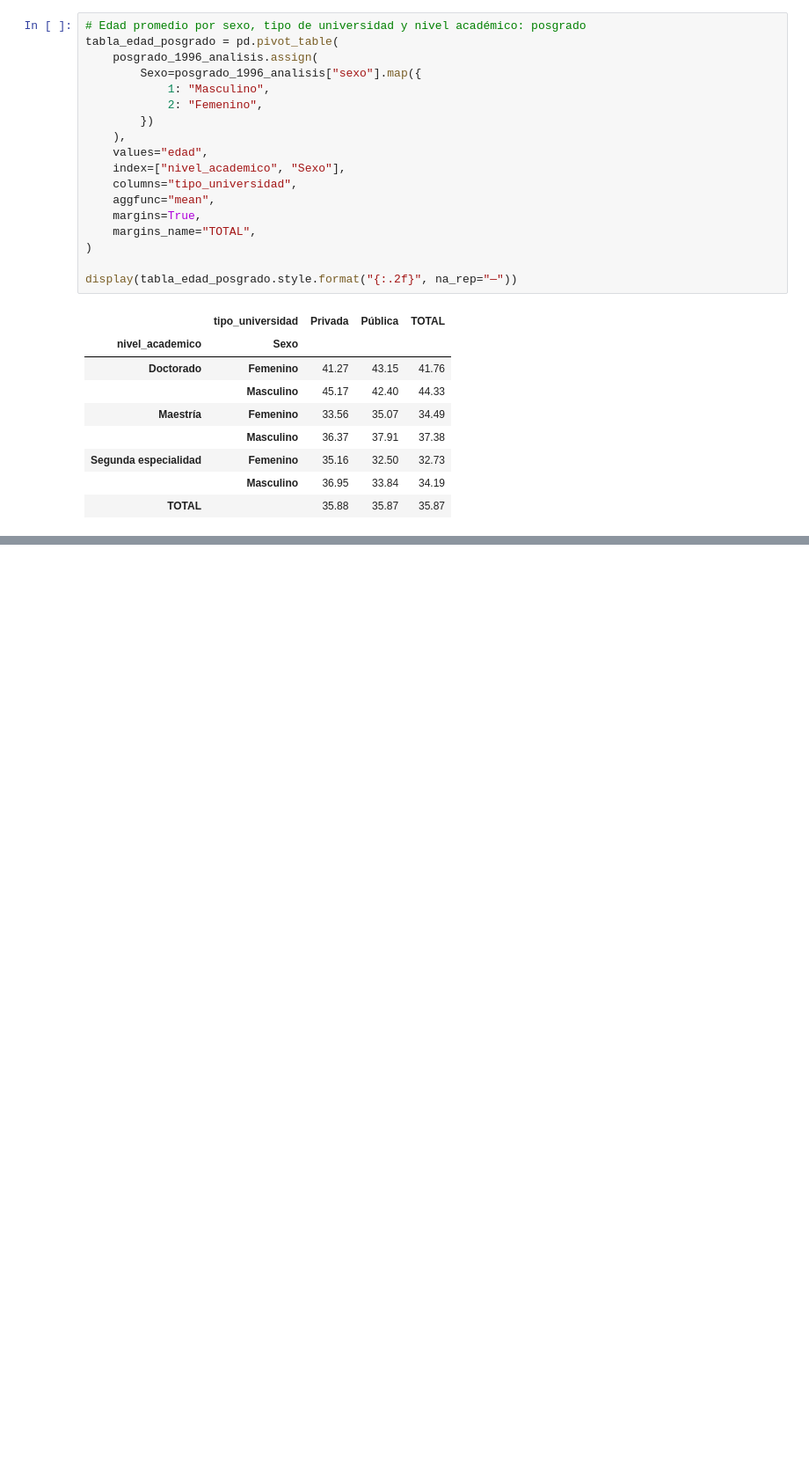
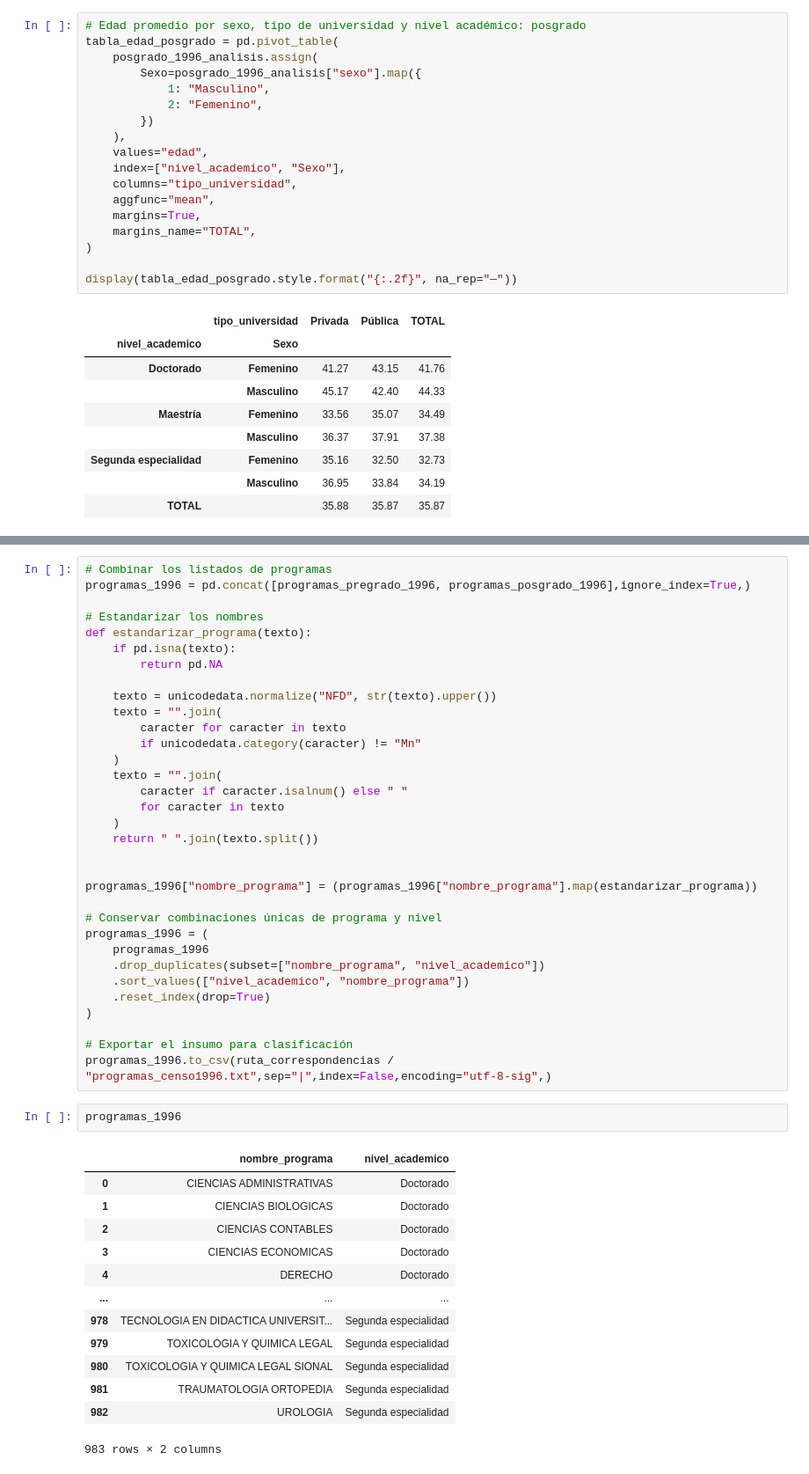
Before and after one commit to DanielPajita/educacion-universitaria-peru, a Jupyter notebook: 3_Códigos/02_preparar_censo1996.ipynb, the cells around one changed output, grey strips where cells are left out. Shown at 88% size. Drawn from its saved outputs; the diff is of its cells as text; blank space fills up the shorter version.

```diff
--- a/3_Códigos/02_preparar_censo1996.ipynb
+++ b/3_Códigos/02_preparar_censo1996.ipynb
@@ -413,0 +446,49 @@ display(tabla_edad_nivel.style.format(
+# %%
+# Combinar los listados de programas
+programas_1996 = pd.concat([programas_pregrado_1996, programas_posgrado_1996],ignore_index=True,)
+
+# Estandarizar los nombres
+def estandarizar_programa(texto):
+    if pd.isna(texto):
+        return pd.NA
+
+    texto = unicodedata.normalize("NFD", str(texto).upper())
+    texto = "".join(
+        caracter for caracter in texto
+        if unicodedata.category(caracter) != "Mn"
+    )
+    texto = "".join(
+        caracter if caracter.isalnum() else " "
+        for caracter in texto
+    )
+    return " ".join(texto.split())
+
+
+programas_1996["nombre_programa"] = (programas_1996["nombre_programa"].map(estandarizar_programa))
+
+# Conservar combinaciones únicas de programa y nivel
+programas_1996 = (
+    programas_1996
+    .drop_duplicates(subset=["nombre_programa", "nivel_academico"])
+    .sort_values(["nivel_academico", "nombre_programa"])
+    .reset_index(drop=True)
+)
+
+# Exportar el insumo para clasificación
+programas_1996.to_csv(ruta_correspondencias / "programas_censo1996.txt",sep="|",index=False,encoding="utf-8-sig",)
+# %%
+programas_1996
+# %% [output]
+|  | nombre_programa | nivel_academico |
+| 0 | CIENCIAS ADMINISTRATIVAS | Doctorado |
+| 1 | CIENCIAS BIOLOGICAS | Doctorado |
+| 2 | CIENCIAS CONTABLES | Doctorado |
+| 3 | CIENCIAS ECONOMICAS | Doctorado |
+| 4 | DERECHO | Doctorado |
+| ... | ... | ... |
+| 978 | TECNOLOGIA EN DIDACTICA UNIVERSIT... | Segunda especialidad |
+| 979 | TOXICOLOGIA Y QUIMICA LEGAL | Segunda especialidad |
+| 980 | TOXICOLOGIA Y QUIMICA LEGAL SIONAL | Segunda especialidad |
+| 981 | TRAUMATOLOGIA ORTOPEDIA | Segunda especialidad |
+| 982 | UROLOGIA | Segunda especialidad |
+983 rows × 2 columns
```
Also changed, not shown: parts of 10 cells of this notebook, 2 other files.
